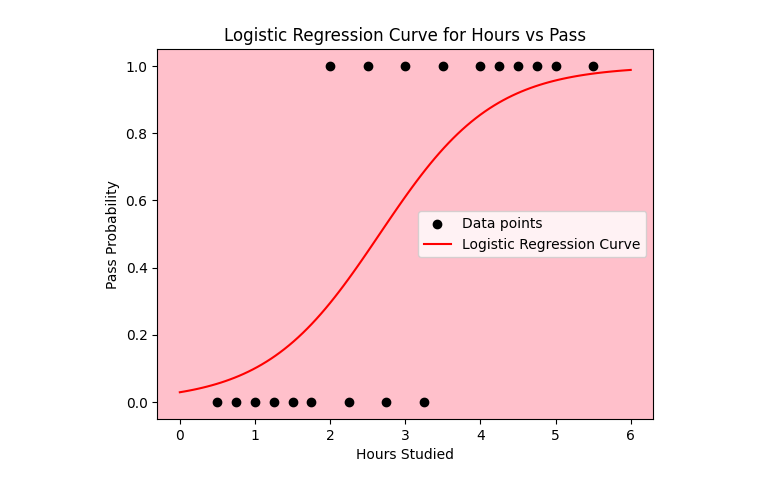
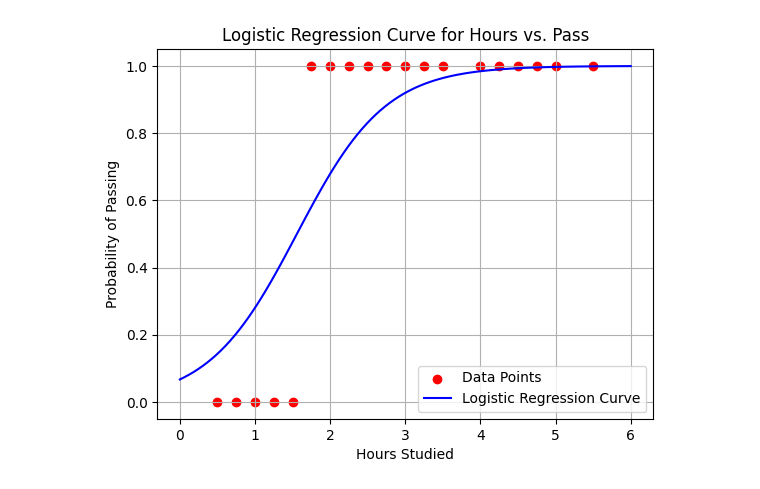
Before and after one commit to medhavisahgal/AD-Lab-6th-sem, a Jupyter notebook: Lab 6/Lab6.ipynb, the cells around one changed output. Drawn from its saved outputs; the diff is of its cells as text; code cells hidden in the pictures.

```diff
--- a/Lab 6/Lab6.ipynb
+++ b/Lab 6/Lab6.ipynb
@@ -99,28 +83,29 @@ weighted avg       0.62      0.69      0.60       200
-# %%
-import numpy as np
-import matplotlib.pyplot as plt
-from sklearn.linear_model import LogisticRegression
-
-# Given dataset
-hours = np.array([0.50, 0.75, 1.00, 1.25, 1.50, 1.75, 2.00, 2.25, 2.50, 2.75, 3.00, 3.25, 3.50, 4.00, 4.25, 4.50, 4.75, 5.00, 5.50]).reshape(-1, 1)
-pass_exam = np.array([0, 0, 0, 0, 0, 0, 1, 0, 1, 0, 1, 0, 1, 1, 1, 1, 1, 1, 1])
-
-# Fit logistic regression model
-model = LogisticRegression()
-model.fit(hours, pass_exam)
-
-# Generate values for plotting
-x_values = np.linspace(0, 6, 100).reshape(-1, 1)
-y_prob = model.predict_proba(x_values)[:, 1]
-
-# Plot the data points and logistic curve
-plt.scatter(hours, pass_exam, color='black', label='Data points')
-plt.plot(x_values, y_prob, color='red', label='Logistic Regression Curve')
-plt.gca().set_facecolor('pink')
-plt.xlabel("Hours Studied")
-plt.ylabel("Pass Probability")
-plt.title("Logistic Regression Curve for Hours vs Pass")
-plt.legend()
-plt.show()
-# %% [output]
-[figure, removed]
+# %%
+import numpy as np
+import matplotlib.pyplot as plt
+from sklearn.linear_model import LogisticRegression
+
+# Given dataset
+hours = np.array([0.50, 0.75, 1.00, 1.25, 1.50, 1.75, 2.00, 2.25, 2.50, 2.75,
+                  3.00, 3.25, 3.50, 4.00, 4.25, 4.50, 4.75, 5.00, 5.50]).reshape(-1, 1)
+pass_exam = np.array([0, 0, 0, 0, 0, 1, 1, 1, 1, 1, 1, 1, 1, 1, 1, 1, 1, 1, 1])
+
+# Train logistic regression model
+model = LogisticRegression()
+model.fit(hours, pass_exam)
+
+# Generate range of values for plotting the logistic curve
+x_values = np.linspace(0, 6, 100).reshape(-1, 1)
+y_prob = model.predict_proba(x_values)[:, 1]  # Probability of passing
+
+# Plot the logistic regression curve
+plt.scatter(hours, pass_exam, color='red', label='Data Points')
+plt.plot(x_values, y_prob, color='blue', label='Logistic Regression Curve')
+plt.xlabel("Hours Studied")
+plt.ylabel("Probability of Passing")
+plt.title("Logistic Regression Curve for Hours vs. Pass")
+plt.legend()
+plt.grid()
+plt.show()
+# %% [output]
+[figure, added]
```
Also changed, not shown: parts of 2 cells of this notebook.
